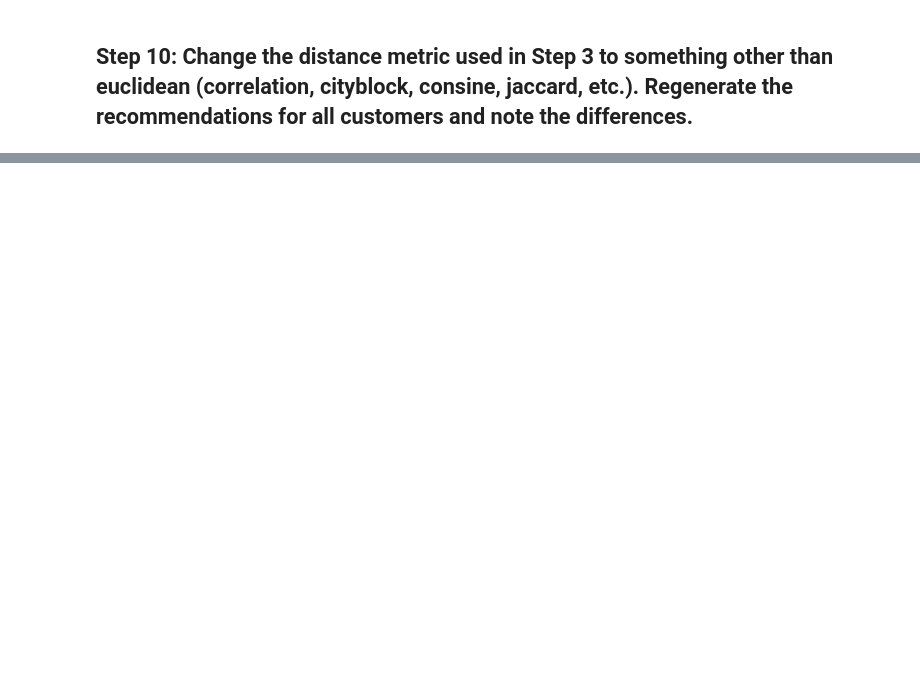
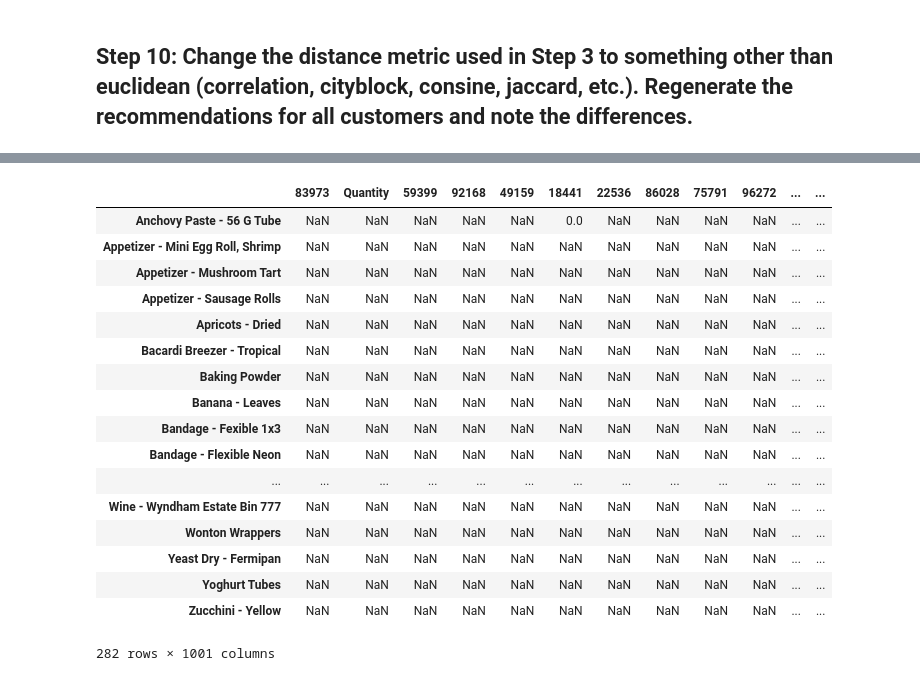
Before and after one commit to LauraRepullo/datamad0119, a Jupyter notebook: module-2/lab-intro-recommender-systems/your-code/main.ipynb, the cells around one changed output, grey strips where cells are left out. Saved outputs shown, nothing was run; the diff lists cells and outputs as text; code cells hidden in the pictures; blank space fills up the shorter version.

```diff
--- a/module-2/lab-intro-recommender-systems/your-code/main.ipynb
+++ b/module-2/lab-intro-recommender-systems/your-code/main.ipynb
@@ -155,0 +233,32 @@ df1[df1[33]==0].merge(df3, on='ProductName').sort_values(by='Quantity',ascending
+# %%
+distances_city = pd.DataFrame(1/(1 + squareform(pdist(df1.T, 'cityblock'))), index=df1.columns, columns=df1.columns)
+recommend_city = {}
+
+for i in customerID:
+    top_5 = distances_city[i].sort_values(ascending=False)[1:6]
+    df2=df.loc[df['CustomerID'].isin(top_5.index)]
+    df3= df2.groupby(['ProductName'], as_index=True)[['Quantity']].sum().sort_values('Quantity',ascending=False)
+    top5_recommended = df1[df1[i]==0].merge(df3, on='ProductName').sort_values(by='Quantity',ascending=False)[[i,'Quantity']].head()
+    top5_recommended.to_dict()
+    recommend_city.update(top5_recommended.to_dict())
+
+pd.DataFrame(recommend_city)
+# %% [output]
+|  | 83973 | Quantity | 59399 | 92168 | 49159 | 18441 | 22536 | 86028 | 75791 | 96272 | ... | ... |
+| Anchovy Paste - 56 G Tube | NaN | NaN | NaN | NaN | NaN | 0.0 | NaN | NaN | NaN | NaN | ... | ... |
+| Appetizer - Mini Egg Roll, Shrimp | NaN | NaN | NaN | NaN | NaN | NaN | NaN | NaN | NaN | NaN | ... | ... |
+| Appetizer - Mushroom Tart | NaN | NaN | NaN | NaN | NaN | NaN | NaN | NaN | NaN | NaN | ... | ... |
+| Appetizer - Sausage Rolls | NaN | NaN | NaN | NaN | NaN | NaN | NaN | NaN | NaN | NaN | ... | ... |
+| Apricots - Dried | NaN | NaN | NaN | NaN | NaN | NaN | NaN | NaN | NaN | NaN | ... | ... |
+| Bacardi Breezer - Tropical | NaN | NaN | NaN | NaN | NaN | NaN | NaN | NaN | NaN | NaN | ... | ... |
+| Baking Powder | NaN | NaN | NaN | NaN | NaN | NaN | NaN | NaN | NaN | NaN | ... | ... |
+| Banana - Leaves | NaN | NaN | NaN | NaN | NaN | NaN | NaN | NaN | NaN | NaN | ... | ... |
+| Bandage - Fexible 1x3 | NaN | NaN | NaN | NaN | NaN | NaN | NaN | NaN | NaN | NaN | ... | ... |
+| Bandage - Flexible Neon | NaN | NaN | NaN | NaN | NaN | NaN | NaN | NaN | NaN | NaN | ... | ... |
+| ... | ... | ... | ... | ... | ... | ... | ... | ... | ... | ... | ... | ... |
+| Wine - Wyndham Estate Bin 777 | NaN | NaN | NaN | NaN | NaN | NaN | NaN | NaN | NaN | NaN | ... | ... |
+| Wonton Wrappers | NaN | NaN | NaN | NaN | NaN | NaN | NaN | NaN | NaN | NaN | ... | ... |
+| Yeast Dry - Fermipan | NaN | NaN | NaN | NaN | NaN | NaN | NaN | NaN | NaN | NaN | ... | ... |
+| Yoghurt Tubes | NaN | NaN | NaN | NaN | NaN | NaN | NaN | NaN | NaN | NaN | ... | ... |
+| Zucchini - Yellow | NaN | NaN | NaN | NaN | NaN | NaN | NaN | NaN | NaN | NaN | ... | ... |
+282 rows × 1001 columns
```
Also changed, not shown: parts of 8 cells of this notebook.
